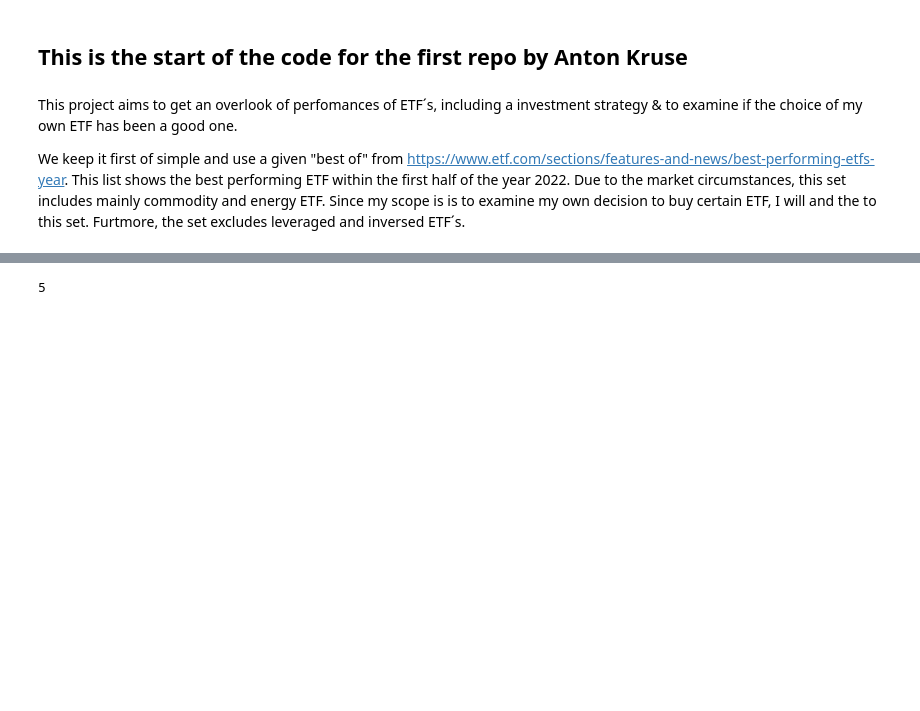
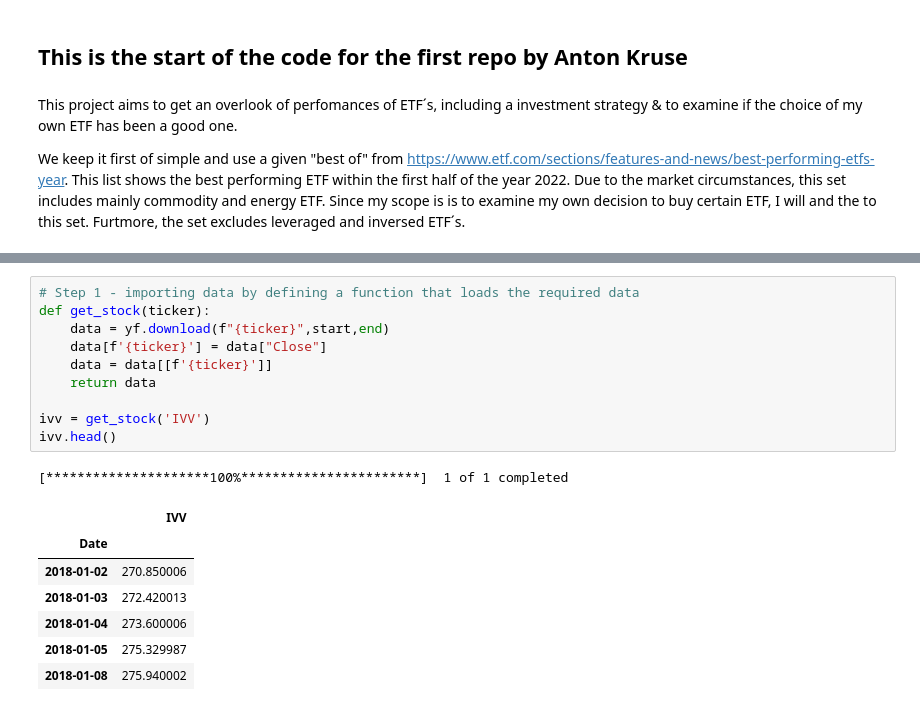
Before and after one commit to Ankru98/finengin, a Jupyter notebook: Code_Jupiter.ipynb, the cells around one changed output, grey strips where cells are left out. Cells and saved outputs as stored; diff of their text form; blank space fills up the shorter version.

```diff
--- a/Code_Jupiter.ipynb
+++ b/Code_Jupiter.ipynb
@@ -22,4 +46,20 @@ plt.show();
 # %%
+# Step 1 - importing data by defining a function that loads the required data
+def get_stock(ticker):
+    data = yf.download(f"{ticker}",start,end)
+    data[f'{ticker}'] = data["Close"]
+    data = data[[f'{ticker}']]
+    return data
+
+ivv = get_stock('IVV')
+ivv.head()
 # %% [output]
-5
+[*********************100%***********************]  1 of 1 completed
+|  | IVV |
+| Date |  |
+| 2018-01-02 | 270.850006 |
+| 2018-01-03 | 272.420013 |
+| 2018-01-04 | 273.600006 |
+| 2018-01-05 | 275.329987 |
+| 2018-01-08 | 275.940002 |
 # %%
```
Also changed, not shown: parts of 7 cells of this notebook.
